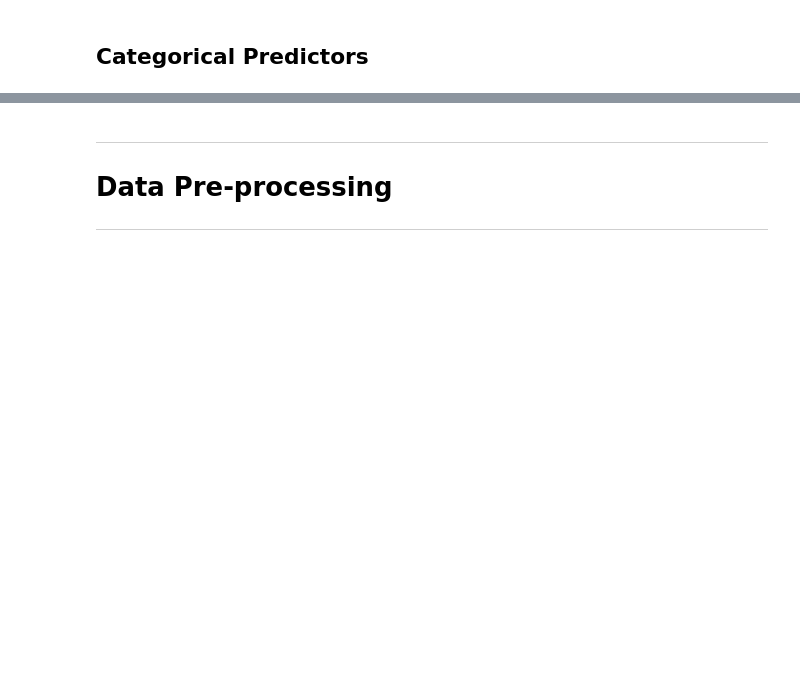
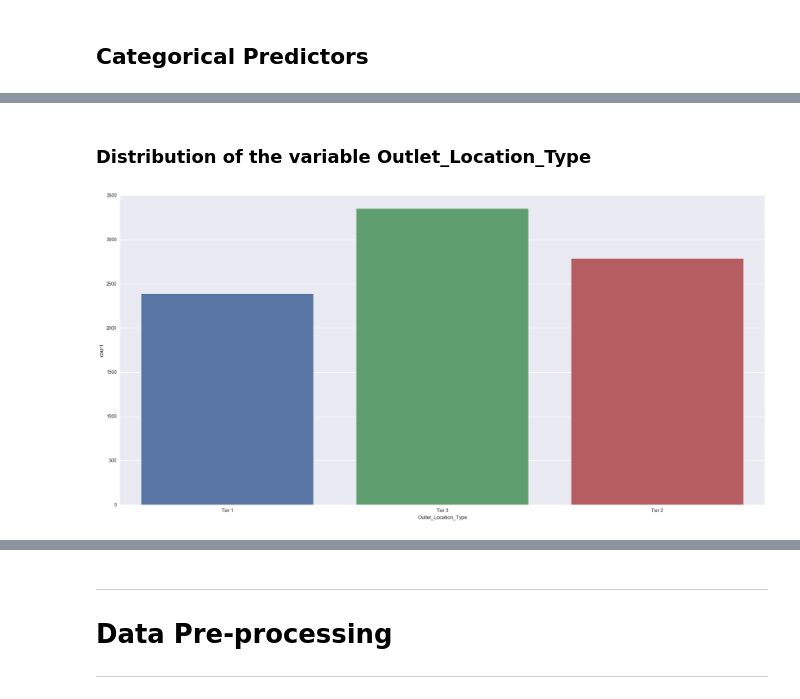
Before and after one commit to Meigarom/Big-Mart-Sales, a Jupyter notebook: Big_Mart_Sales_EDA.ipynb, the cells around one changed output, grey strips where cells are left out. Cells and saved outputs as stored; diff of their text form; code cells hidden in the pictures; blank space fills up the shorter version.

```diff
--- a/Big_Mart_Sales_EDA.ipynb
+++ b/Big_Mart_Sales_EDA.ipynb
@@ -116,0 +118,6 @@ sns.countplot( df['Item_Fat_Content'] )
+# %% [markdown]
+### Distribution of the variable Outlet_Location_Type
+# %%
+sns.countplot( df['Outlet_Location_Type'] );
+# %% [output]
+[figure, added]
```
Also changed, not shown: parts of 25 cells of this notebook.
